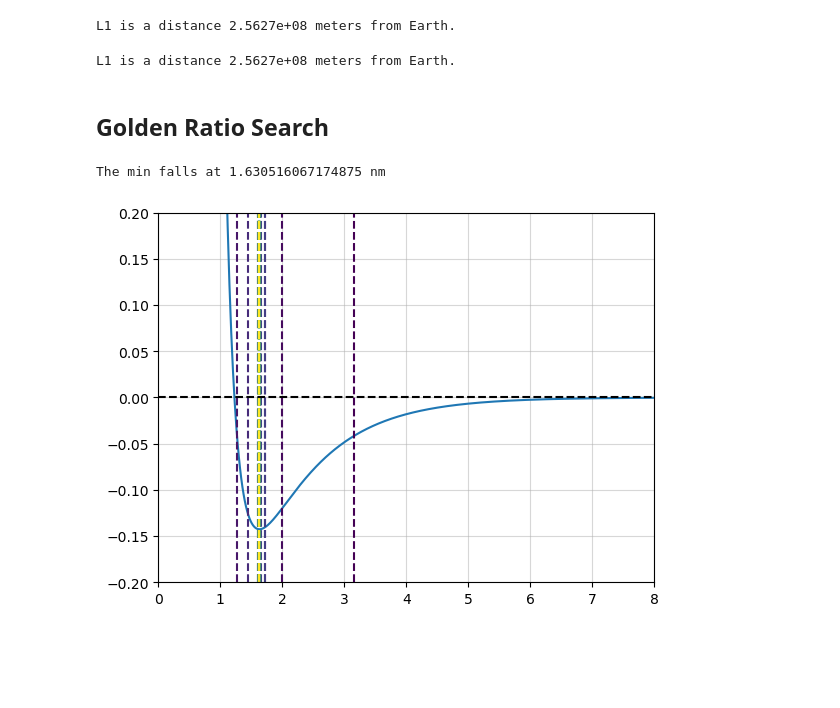
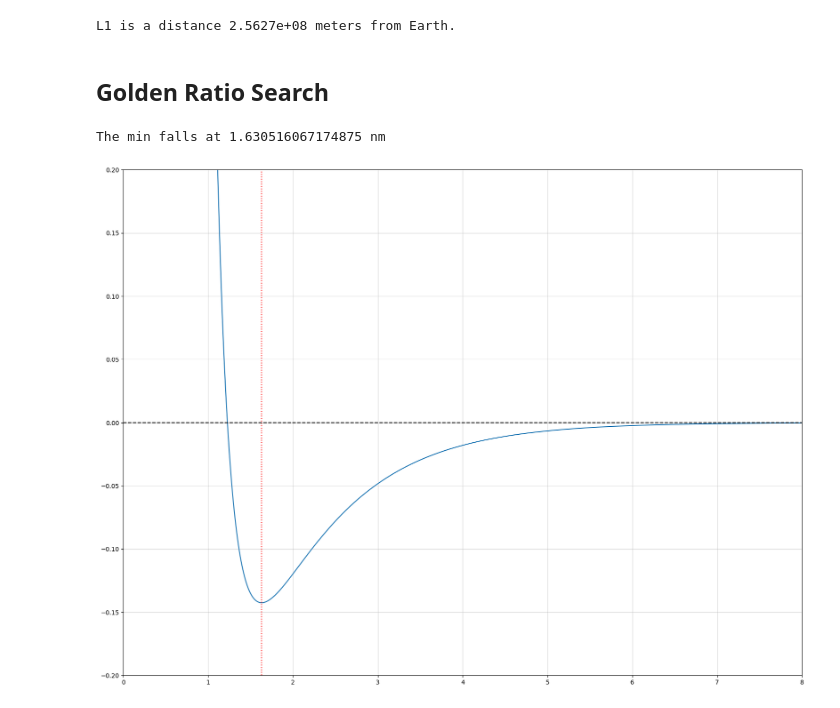
Before and after one commit to jamesobaldwin/CUNY_coursework, a Jupyter notebook: CM/code/CM_practice_code.ipynb, the cells around one changed output. Drawn from its saved outputs; the diff is of its cells as text; code cells hidden in the pictures; blank space fills up the shorter version.

```diff
--- a/CM/code/CM_practice_code.ipynb
+++ b/CM/code/CM_practice_code.ipynb
@@ -404,42 +404,6 @@ L1 = find_L1(r1_guess, r2_guess)
 print(f'L1 is a distance {L1:.4e} meters from Earth.')
 # %% [output]
 L1 is a distance 2.5627e+08 meters from Earth.
-# %%
-# Exercise 6.16: The Lagrange Point
-
-# constants
-G = 6.674e-11
-M = 5.974e24         # mass Earth
-m = 7.348e22         # mass moon
-R = 3.844e8          # dist from Earth to L1
-omega = 2.662e-6     # angular velo
-
-# strting guess is 2/3 R
-r1_guess = (2/3)*R
-r2_guess = r1_guess + 1e5
-
-######################
-# SECANT METHOD
-######################
-
-def forces(r):
-    return ( (G*M) / r**2 ) - ( (G*m) / (R - r)**2 ) - (omega**2*r)
-
-def find_L1(x1, x2, eps: float=1e-4):
-    delta = 1e4
-    iters = 1
-    while np.abs(delta) > eps and iters < 1000:
-        delta = forces(x2)*( (x2 - x1) / forces(x2) - forces(x1) )
-        x1, x2 = x2, x2-delta
-        iters += 1
-        if iters > 1000:
-            print('Reached max iters')
-        return x2
-
-L1 = find_L1(r1_guess, r2_guess)
-print(f'L1 is a distance {L1:.4e} meters from Earth.')
-# %% [output]
-L1 is a distance 2.5627e+08 meters from Earth.
 # %% [markdown]
 ## Golden Ratio Search
 # %%
@@ -470,34 +434,36 @@ while x4 - x1 > eps:
     if f2 < f3:
         x4, f4 = x3, f3
         x3, f3 = x2, f2
         x2 = x4 - (x4 - x1)/z
         f2 = f(x2)
     else:
         x1, f1 = x2, f2
         x2, f2 = x3, f3
         x3 = x1 + (x4 - x1)/z
         f3 = f(x3)
     mins.append(0.5*(x1+x4))
 
 final_min = mins[-1]
-print(f"The min falls at {min} nm")
+print(f"The min falls at {final_min} nm")
 
 ###############################
 # make a plot of the potential
 ################################
 # Create a colormap from yellow to red
 cmap = plt.colormaps['viridis']
 colors = cmap(np.linspace(0,1, len(mins)))
 
 r_vals = np.linspace(0.5, sigma*10, 1000)
+fig = plt.figure(figsize=(20,15))
 plt.plot(r_vals/sigma, f(r_vals))
-for i, color in enumerate(colors):
-    plt.axvline(mins[i]/sigma, ls='--', color=color)
+plt.axvline(final_min, ls='dotted', color='red')
+# for i, color in enumerate(colors):
+#     plt.axvline(mins[i]/sigma, ls='--', color=color)
 plt.ylim(-0.2, 0.2)  # Set y-limit to match the reference plot
 plt.xlim(0, 8)       # Set x-limit to match the reference plot
 plt.grid(True, alpha=0.5)
 plt.axhline(0, ls='--', color='black')
 plt.show()
 # %% [output]
 The min falls at 1.630516067174875 nm
-[figure, old version]
+[figure, new version]
```
Also changed, not shown: parts of 11 cells of this notebook, 3 other files.
